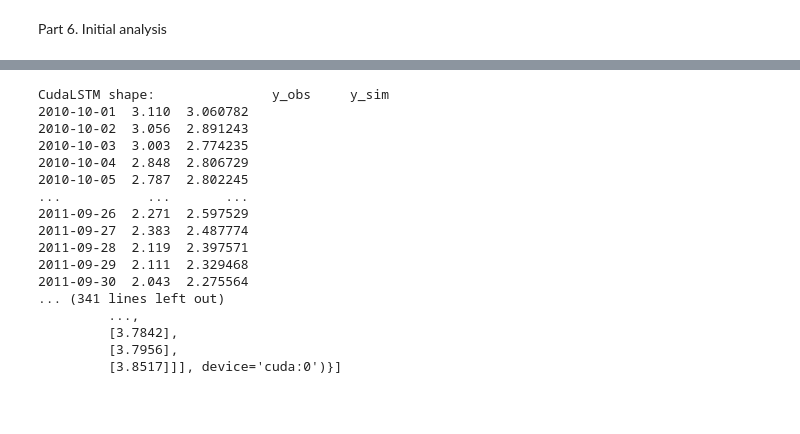
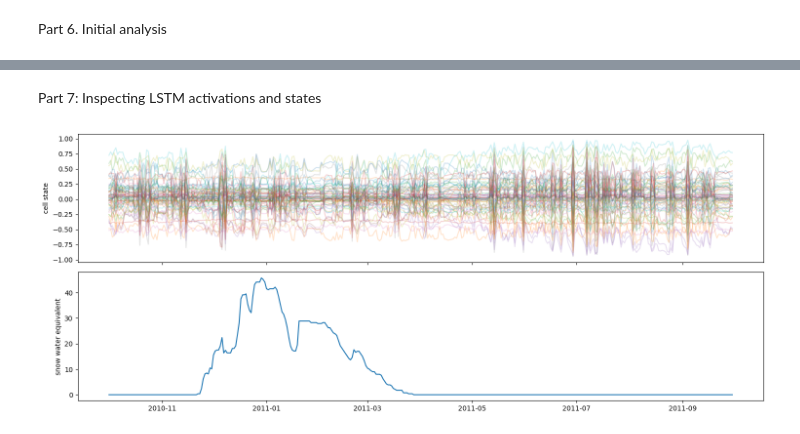
Before and after one commit to sanikabaste/Hy2DL, a Jupyter notebook: Hy2DL/experiments/LSTM_CAMELS_CH_inspection.ipynb, the cells around one changed output, grey strips where cells are left out. Saved outputs shown, nothing was run; the diff lists cells and outputs as text; code cells hidden in the pictures; blank space fills up the shorter version.

```diff
--- a/Hy2DL/experiments/LSTM_CAMELS_CH_inspection.ipynb
+++ b/Hy2DL/experiments/LSTM_CAMELS_CH_inspection.ipynb
@@ -487,21 +487,33 @@ plt.legend(loc="upper right",fontsize=12)
-# %%
-print('CudaLSTM shape:  ', test_results['2135'])  # [batch size, 1, hidden size]
-print('CustomLSTM shape:', inspect_results['2135'])  # [batch size, sequence length, hidden size]
-# %% [output]
-CudaLSTM shape:               y_obs     y_sim
-2010-10-01  3.110  3.060782
-2010-10-02  3.056  2.891243
-2010-10-03  3.003  2.774235
-2010-10-04  2.848  2.806729
-2010-10-05  2.787  2.802245
-...           ...       ...
-2011-09-26  2.271  2.597529
-2011-09-27  2.383  2.487774
-2011-09-28  2.119  2.397571
-2011-09-29  2.111  2.329468
-2011-09-30  2.043  2.275564
-... (341 lines left out)
-         ...,
-         [3.7842],
-         [3.7956],
-         [3.8517]]], device='cuda:0')}]
+# %% [markdown]
+Part 7: Inspecting LSTM activations and states
+# %%
+# Concatenate all batches into one tensor that contains the final time step of each sample.
+# basin to analyse = 2386
+
+inspectmodel_output = inspect_results[basin_to_analyze]
+cell_states = torch.cat([out['c_n'][:, -1, :] for out in inspectmodel_output], dim=0).numpy()
+
+# Load the forcings input for the corresponding date range
+date_range = pd.date_range(testing_period[0], testing_period[1], freq='1D')
+
+# loading input data
+from pathlib import Path
+path_timeseries = Path(path_data) / 'timeseries' / 'observation_based' / f'CAMELS_CH_obs_based_{basin_to_analyze}.csv'
+# load time series
+df = pd.read_csv(path_timeseries)
+df = df.set_index('date')
+df.index = pd.to_datetime(df.index, format="%Y-%m-%d")
+swe = df['swe(mm)'][date_range]
+# %%
+fig, (ax, ax2) = plt.subplots(2, 1, figsize=(15, 6), sharex=True)
+
+ax2.plot(date_range, swe)
+ax.plot(date_range, cell_states, alpha=.2)
+
+ax.set_ylabel('cell state')
+ax2.set_ylabel('snow water equivalent')
+
+plt.tight_layout()
+plt.show()
+# %% [output]
+[figure, added]
```
Also changed, not shown: parts of 3 cells of this notebook.
